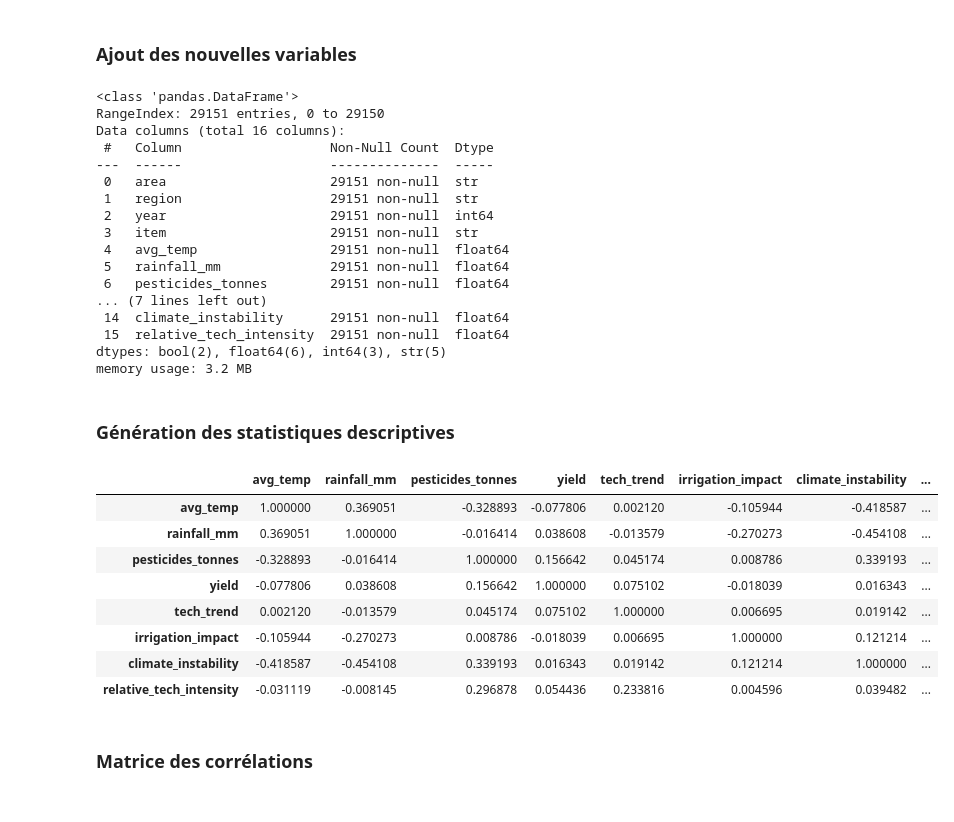
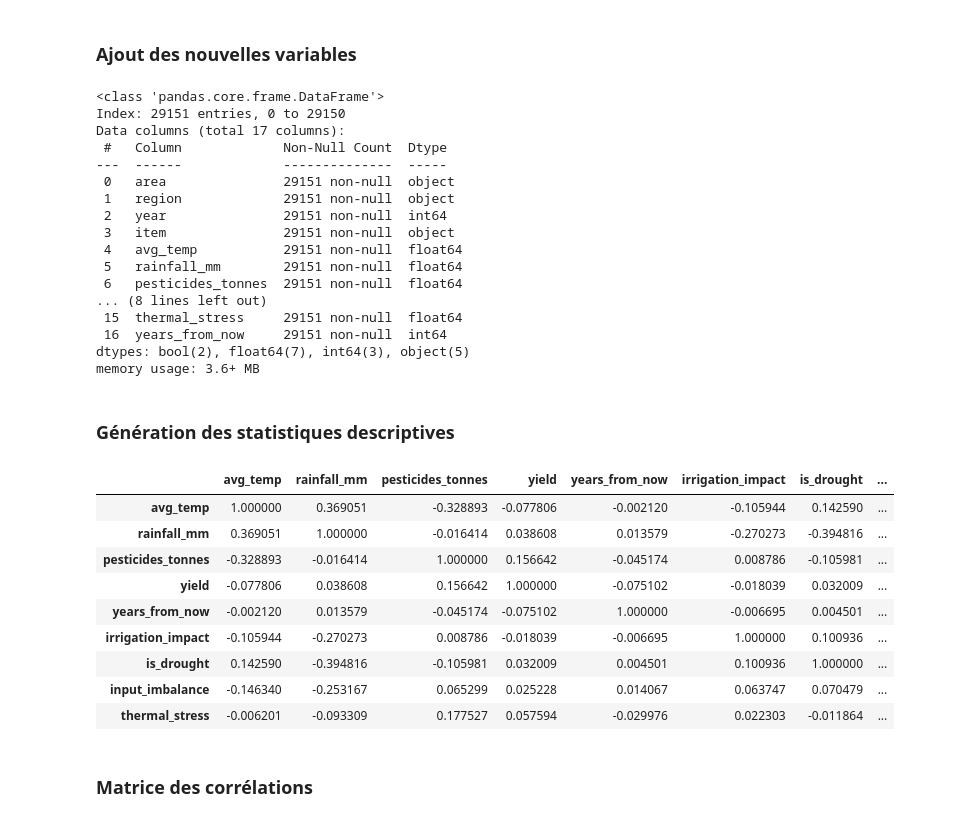
Before and after one commit to SCFlorian/Systeme_recommandation_agricole, a Jupyter notebook: notebooks/notebook_feature_engineering.ipynb, the cells around one changed output. Saved outputs shown, nothing was run; the diff lists cells and outputs as text; code cells hidden in the pictures.

```diff
--- a/notebooks/notebook_feature_engineering.ipynb
+++ b/notebooks/notebook_feature_engineering.ipynb
@@ -402,53 +402,58 @@ Name: count, dtype: int64
 # %% [markdown]
 ### Ajout des nouvelles variables
 # %%
-# Progrès technique
-yield_df_enriched['tech_trend'] = yield_df_enriched['year'] - yield_df_enriched['year'].min()
 # Ratio climatique - indice d'irrigation critique
 yield_df_enriched['irrigation_impact'] = yield_df_enriched['Irrigation_Used'].astype(int) / (yield_df_enriched['rainfall_mm'] + 1)
-# Écart-type de la température par pays (mesure de l'instabilité)
-yield_df_enriched['climate_instability'] = yield_df_enriched.groupby('area')['avg_temp'].transform('std')
-# Le relative tech-age
-avg_pest_country = yield_df_enriched.groupby('area')['pesticides_tonnes'].transform('mean')
-yield_df_enriched['relative_tech_intensity'] = yield_df_enriched['pesticides_tonnes'] / (avg_pest_country + 1)
+# Flag de sécheresse (Binaire)
+yield_df_enriched['is_drought'] = (yield_df_enriched['rainfall_mm'] < 200).astype(float)
+# Déséquilibre intrants/eau (Ecart log)
+yield_df_enriched['input_imbalance'] = np.abs(np.log1p(yield_df_enriched['pesticides_tonnes']) - np.log1p(yield_df_enriched['rainfall_mm']))
+# Stress thermique simple
+yield_df_enriched['thermal_stress'] = np.abs(yield_df_enriched['avg_temp'] - 20)
+# On fixe l'année de référence 2016 pour l'interface future.
+year_ref = 2016
+# On crée un score de maturité technologique
+# Plus l'écart est grand, plus les semences et machines sont supposées performantes.
+yield_df_enriched['years_from_now'] = year_ref - yield_df_enriched['year']
 # %%
 yield_df_enriched.info()
 # %% [output]
-<class 'pandas.DataFrame'>
-RangeIndex: 29151 entries, 0 to 29150
-Data columns (total 16 columns):
- #   Column                   Non-Null Count  Dtype
----  ------                   --------------  -----
- 0   area                     29151 non-null  str
- 1   region                   29151 non-null  str
- 2   year                     29151 non-null  int64
- 3   item                     29151 non-null  str
- 4   avg_temp                 29151 non-null  float64
- 5   rainfall_mm              29151 non-null  float64
- 6   pesticides_tonnes        29151 non-null  float64
-... (7 lines left out)
- 14  climate_instability      29151 non-null  float64
- 15  relative_tech_intensity  29151 non-null  float64
-dtypes: bool(2), float64(6), int64(3), str(5)
-memory usage: 3.2 MB
+<class 'pandas.core.frame.DataFrame'>
+Index: 29151 entries, 0 to 29150
+Data columns (total 17 columns):
+ #   Column             Non-Null Count  Dtype
+---  ------             --------------  -----
+ 0   area               29151 non-null  object
+ 1   region             29151 non-null  object
+ 2   year               29151 non-null  int64
+ 3   item               29151 non-null  object
+ 4   avg_temp           29151 non-null  float64
+ 5   rainfall_mm        29151 non-null  float64
+ 6   pesticides_tonnes  29151 non-null  float64
+... (8 lines left out)
+ 15  thermal_stress     29151 non-null  float64
+ 16  years_from_now     29151 non-null  int64
+dtypes: bool(2), float64(7), int64(3), object(5)
+memory usage: 3.6+ MB
 # %% [markdown]
 ### Génération des statistiques descriptives
 # %%
 cols_num = [ 'avg_temp', 'rainfall_mm', 'pesticides_tonnes',
-            'yield', 'tech_trend', 'irrigation_impact',
-            'climate_instability','relative_tech_intensity']
+            'yield', 'years_from_now', 'irrigation_impact',
+            'is_drought','input_imbalance','thermal_stress']
 spearman_corr = yield_df_enriched[cols_num].corr(numeric_only=True, method='spearman')
 spearman_corr
 # %% [output]
-|  | avg_temp | rainfall_mm | pesticides_tonnes | yield | tech_trend | irrigation_impact | climate_instability | ... |
-| avg_temp | 1.000000 | 0.369051 | -0.328893 | -0.077806 | 0.002120 | -0.105944 | -0.418587 | ... |
-| rainfall_mm | 0.369051 | 1.000000 | -0.016414 | 0.038608 | -0.013579 | -0.270273 | -0.454108 | ... |
-| pesticides_tonnes | -0.328893 | -0.016414 | 1.000000 | 0.156642 | 0.045174 | 0.008786 | 0.339193 | ... |
-| yield | -0.077806 | 0.038608 | 0.156642 | 1.000000 | 0.075102 | -0.018039 | 0.016343 | ... |
-| tech_trend | 0.002120 | -0.013579 | 0.045174 | 0.075102 | 1.000000 | 0.006695 | 0.019142 | ... |
-| irrigation_impact | -0.105944 | -0.270273 | 0.008786 | -0.018039 | 0.006695 | 1.000000 | 0.121214 | ... |
-| climate_instability | -0.418587 | -0.454108 | 0.339193 | 0.016343 | 0.019142 | 0.121214 | 1.000000 | ... |
-| relative_tech_intensity | -0.031119 | -0.008145 | 0.296878 | 0.054436 | 0.233816 | 0.004596 | 0.039482 | ... |
+|  | avg_temp | rainfall_mm | pesticides_tonnes | yield | years_from_now | irrigation_impact | is_drought | ... |
+| avg_temp | 1.000000 | 0.369051 | -0.328893 | -0.077806 | -0.002120 | -0.105944 | 0.142590 | ... |
+| rainfall_mm | 0.369051 | 1.000000 | -0.016414 | 0.038608 | 0.013579 | -0.270273 | -0.394816 | ... |
+| pesticides_tonnes | -0.328893 | -0.016414 | 1.000000 | 0.156642 | -0.045174 | 0.008786 | -0.105981 | ... |
+| yield | -0.077806 | 0.038608 | 0.156642 | 1.000000 | -0.075102 | -0.018039 | 0.032009 | ... |
+| years_from_now | -0.002120 | 0.013579 | -0.045174 | -0.075102 | 1.000000 | -0.006695 | 0.004501 | ... |
+| irrigation_impact | -0.105944 | -0.270273 | 0.008786 | -0.018039 | -0.006695 | 1.000000 | 0.100936 | ... |
+| is_drought | 0.142590 | -0.394816 | -0.105981 | 0.032009 | 0.004501 | 0.100936 | 1.000000 | ... |
+| input_imbalance | -0.146340 | -0.253167 | 0.065299 | 0.025228 | 0.014067 | 0.063747 | 0.070479 | ... |
+| thermal_stress | -0.006201 | -0.093309 | 0.177527 | 0.057594 | -0.029976 | 0.022303 | -0.011864 | ... |
 # %% [markdown]
 ### Matrice des corrélations
 # %%
```
Also changed, not shown: parts of 25 cells of this notebook, 2 other files.
